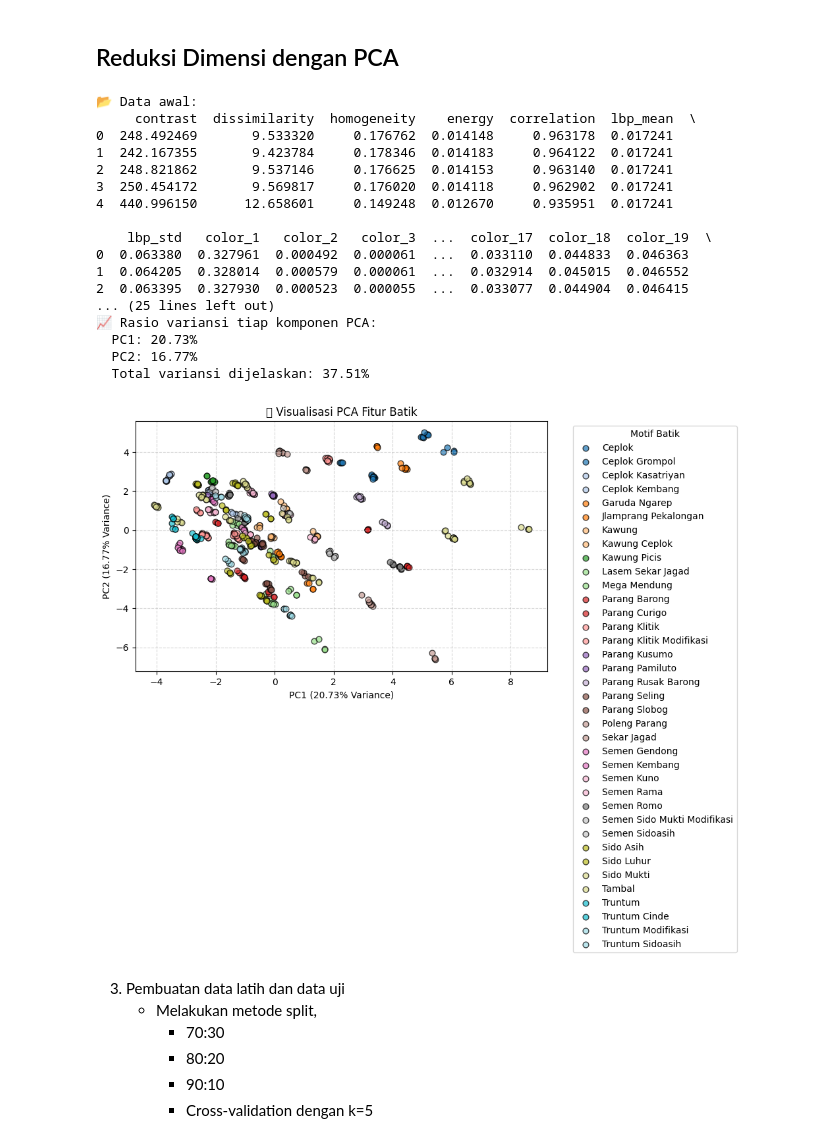
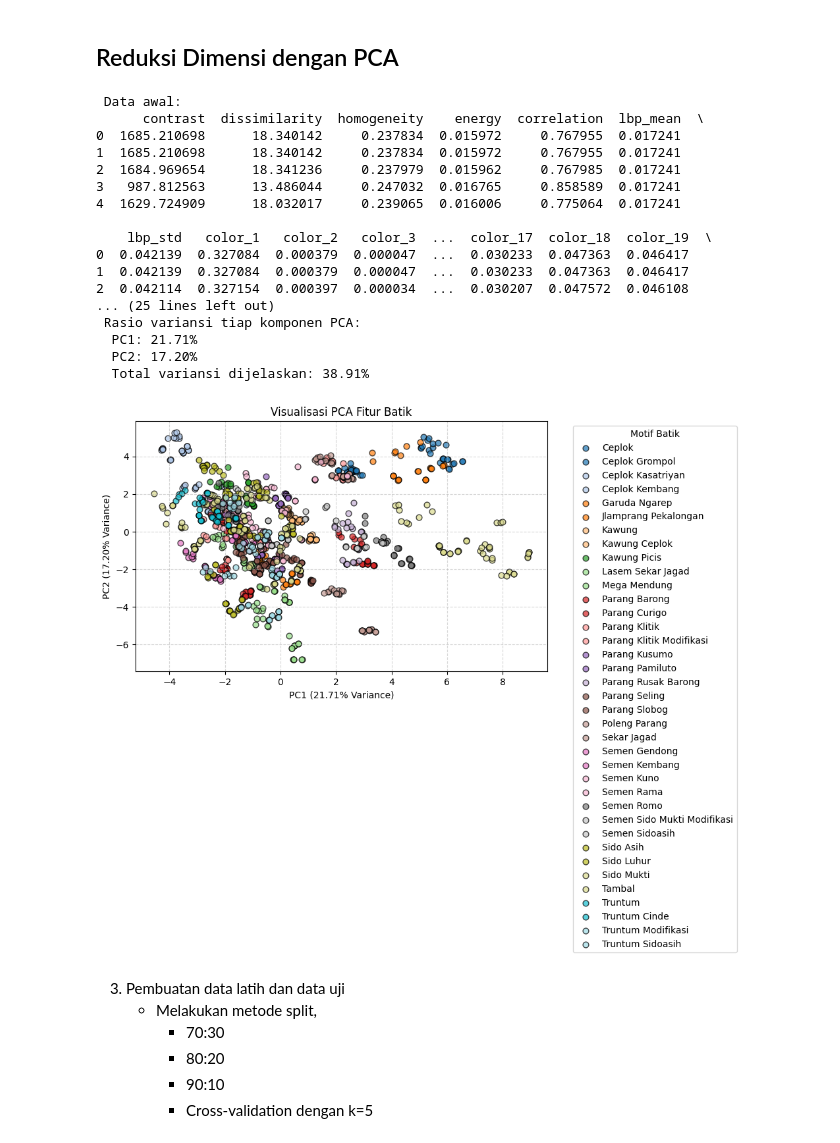
Before and after one commit to HanifFaishalH/Kuis2_KlasifikasiJenisBatik, a Jupyter notebook: Kuis2_Batik.ipynb, the cells around one changed output. Drawn from its saved outputs; the diff is of its cells as text; code cells hidden in the pictures.

Commit message:
update: perbaikan split data

```diff
--- a/Kuis2_Batik.ipynb
+++ b/Kuis2_Batik.ipynb
@@ -24,7 +20,7 @@ from pathlib import Path
 from google.colab import files
 from tqdm import tqdm
 
-input_folder = ('/content/drive/MyDrive/batik_dataset/batik-augmentasi')
+input_folder = ('/content/drive/MyDrive/batik_dataset/Batik300')
 output_folder = ('/content/drive/MyDrive/batik_dataset/batik_aug')
 copies_per_image = 3
 img_size = 512
@@ -363,16 +375,16 @@ csv_path = '/content/drive/MyDrive/batik_dataset/batik_motif_features.csv'
 
 # === Baca dataset ===
 df = pd.read_csv(csv_path)
-print("📂 Data awal:")
+print(" Data awal:")
 print(df.head())
 
 # === Cek missing values ===
 missing = df.isnull().sum()
 if missing.sum() > 0:
-    print("\n⚠️ Data mengandung nilai kosong, akan diisi dengan rata-rata kolom.")
+    print("\n Data mengandung nilai kosong, akan diisi dengan rata-rata kolom.")
     df = df.fillna(df.mode(numeric_only=True))
 else:
-    print("\n✅ Tidak ada nilai kosong.")
+    print("\n Tidak ada nilai kosong.")
 
 # === Pisahkan kolom non-fitur (misalnya filename dan motif_name) ===
 non_feature_cols = [col for col in df.columns if not col.startswith((
@@ -382,7 +394,7 @@ print(f"\nKolom non-fitur yang diabaikan: {non_feature_cols}")
 
 # === Ambil fitur numerik untuk PCA ===
 X = df.drop(columns=non_feature_cols, errors='ignore')
-print(f"🔢 Jumlah fitur yang digunakan: {X.shape[1]}")
+print(f" Jumlah fitur yang digunakan: {X.shape[1]}")
 
 # === Ambil label (jika ada) ===
 y = df['motif_name'] if 'motif_name' in df.columns else None
@@ -390,13 +402,13 @@ y = df['motif_name'] if 'motif_name' in df.columns else None
 # === Standarisasi data ===
 scaler = StandardScaler()
 X_scaled = scaler.fit_transform(X)
-print(f"📊 Data berhasil distandarisasi. Ukuran: {X_scaled.shape}")
+print(f" Data berhasil distandarisasi. Ukuran: {X_scaled.shape}")
 
 # === PCA untuk reduksi dimensi ===
 pca = PCA(n_components=2)
 X_pca = pca.fit_transform(X_scaled)
 
-print("\n📈 Rasio variansi tiap komponen PCA:")
+print("\n Rasio variansi tiap komponen PCA:")
 print(f"  PC1: {pca.explained_variance_ratio_[0]*100:.2f}%")
 print(f"  PC2: {pca.explained_variance_ratio_[1]*100:.2f}%")
 print(f"  Total variansi dijelaskan: {sum(pca.explained_variance_ratio_)*100:.2f}%")
@@ -412,50 +424,50 @@ if y is not None:
         unique_labels = sorted(valid_y.unique())
         colors = plt.cm.get_cmap('tab20', len(unique_labels))
 
         for i, label in enumerate(unique_labels):
             plt.scatter(
                 X_pca[y == label, 0],
                 X_pca[y == label, 1],
                 color=colors(i),
                 label=label,
                 alpha=0.7,
                 edgecolor='black',
                 s=40
             )
         plt.legend(title='Motif Batik', bbox_to_anchor=(1.05, 1), loc='upper left')
     else:
-        print("\n⚠️ Tidak ada label motif yang valid untuk divisualisasikan.")
+        print("\n Tidak ada label motif yang valid untuk divisualisasikan.")
         plt.scatter(X_pca[:, 0], X_pca[:, 1], alpha=0.6, edgecolor='black', s=40)
 
 else:
     # Jika tidak ada label
     plt.scatter(X_pca[:, 0], X_pca[:, 1], alpha=0.6, edgecolor='black', s=40)
 
-plt.title('🔹 Visualisasi PCA Fitur Batik')
+plt.title('Visualisasi PCA Fitur Batik')
 plt.xlabel(f'PC1 ({pca.explained_variance_ratio_[0]*100:.2f}% Variance)')
 plt.ylabel(f'PC2 ({pca.explained_variance_ratio_[1]*100:.2f}% Variance)')
 plt.grid(True, linestyle='--', alpha=0.5)
 plt.tight_layout()
 plt.show()
 # %% [output]
-📂 Data awal:
-     contrast  dissimilarity  homogeneity    energy  correlation  lbp_mean  \
-0  248.492469       9.533320     0.176762  0.014148     0.963178  0.017241
-1  242.167355       9.423784     0.178346  0.014183     0.964122  0.017241
-2  248.821862       9.537146     0.176625  0.014153     0.963140  0.017241
-3  250.454172       9.569817     0.176020  0.014118     0.962902  0.017241
-4  440.996150      12.658601     0.149248  0.012670     0.935951  0.017241
+ Data awal:
+      contrast  dissimilarity  homogeneity    energy  correlation  lbp_mean  \
+0  1685.210698      18.340142     0.237834  0.015972     0.767955  0.017241
+1  1685.210698      18.340142     0.237834  0.015972     0.767955  0.017241
+2  1684.969654      18.341236     0.237979  0.015962     0.767985  0.017241
+3   987.812563      13.486044     0.247032  0.016765     0.858589  0.017241
+4  1629.724909      18.032017     0.239065  0.016006     0.775064  0.017241
 
     lbp_std   color_1   color_2   color_3  ...  color_17  color_18  color_19  \
-0  0.063380  0.327961  0.000492  0.000061  ...  0.033110  0.044833  0.046363
-1  0.064205  0.328014  0.000579  0.000061  ...  0.032914  0.045015  0.046552
-2  0.063395  0.327930  0.000523  0.000055  ...  0.033077  0.044904  0.046415
+0  0.042139  0.327084  0.000379  0.000047  ...  0.030233  0.047363  0.046417
+1  0.042139  0.327084  0.000379  0.000047  ...  0.030233  0.047363  0.046417
+2  0.042114  0.327154  0.000397  0.000034  ...  0.030207  0.047572  0.046108
 ... (25 lines left out)
-📈 Rasio variansi tiap komponen PCA:
-  PC1: 20.73%
-  PC2: 16.77%
-  Total variansi dijelaskan: 37.51%
+ Rasio variansi tiap komponen PCA:
+  PC1: 21.71%
+  PC2: 17.20%
+  Total variansi dijelaskan: 38.91%
-[figure, old version]
+[figure, new version]
 # %% [markdown]
 3. Pembuatan data latih dan data uji
     - Melakukan metode split,
```
Also changed, not shown: parts of 5 cells of this notebook.
